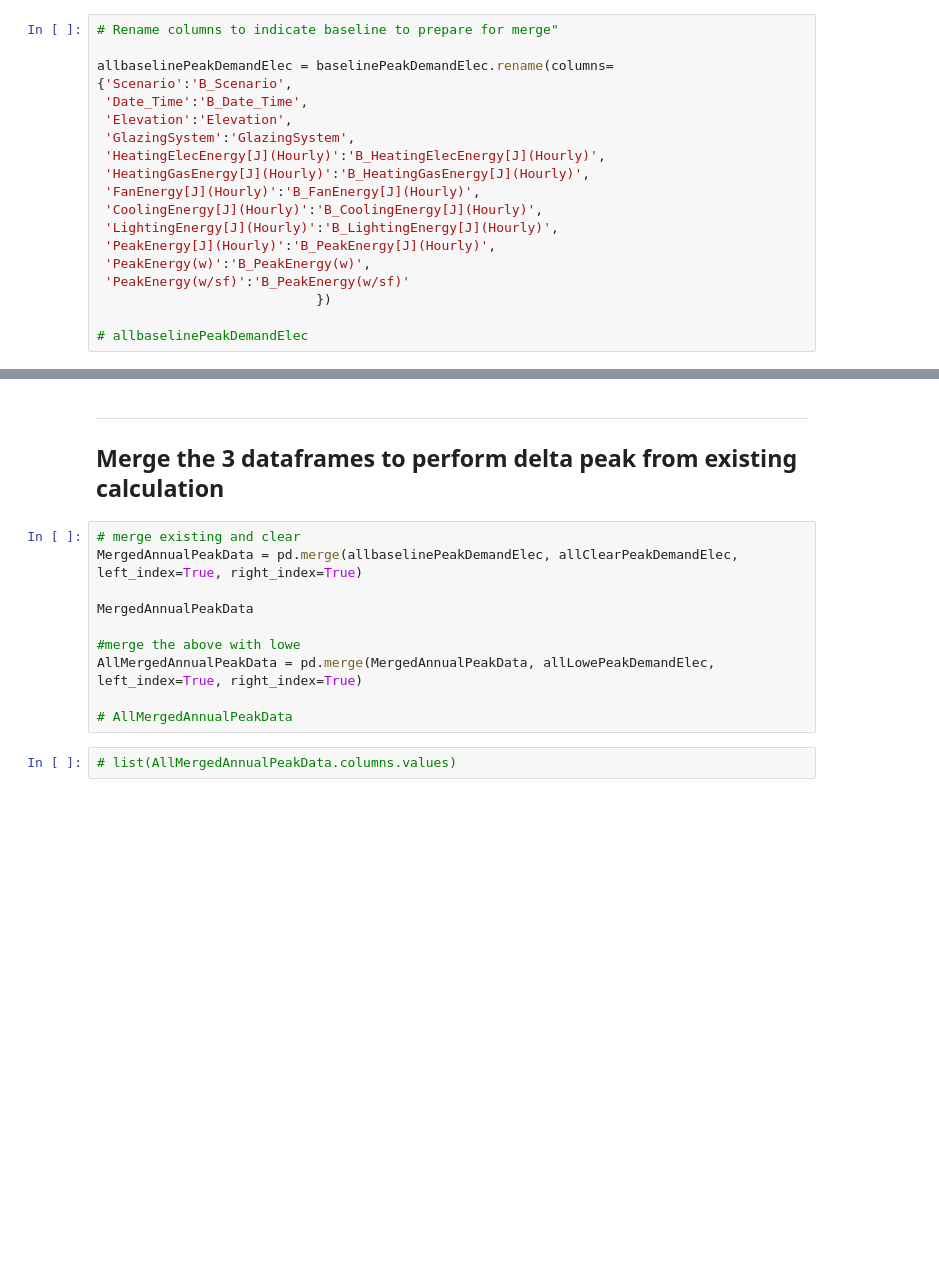
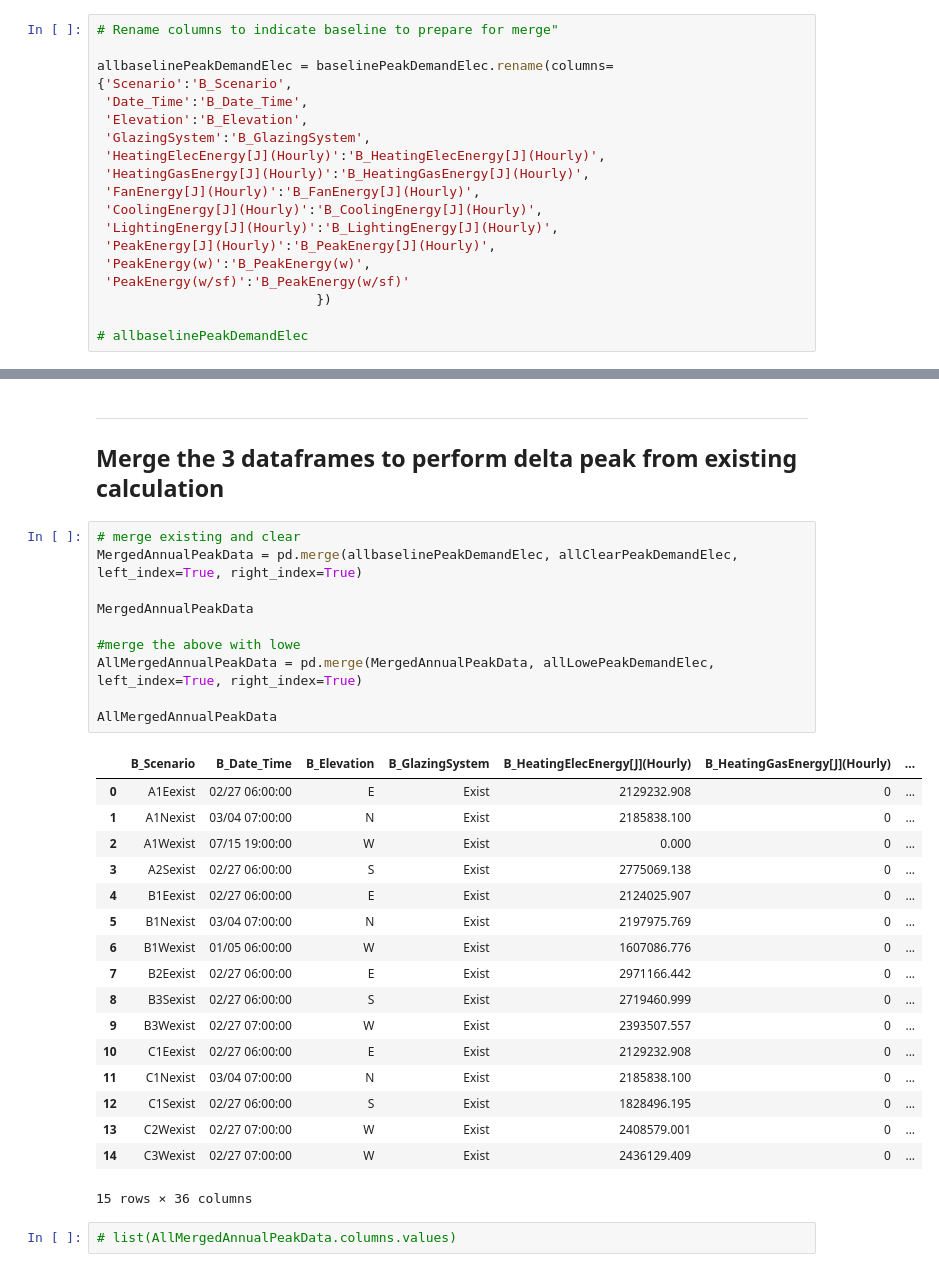
Before and after one commit to klharp/Eplus_Maine, a Jupyter notebook: SAT_Scraper.ipynb, the cells around one changed output, grey strips where cells are left out. Drawn from its saved outputs; the diff is of its cells as text; blank space fills up the shorter version.

```diff
--- a/SAT_Scraper.ipynb
+++ b/SAT_Scraper.ipynb
@@ -707,8 +725,8 @@ baselinePeakDemandElec = PeakDemandElec[PeakDemandElec["GlazingSystem"] == "Exis
 
 allbaselinePeakDemandElec = baselinePeakDemandElec.rename(columns={'Scenario':'B_Scenario',
  'Date_Time':'B_Date_Time',
- 'Elevation':'Elevation',
- 'GlazingSystem':'GlazingSystem',
+ 'Elevation':'B_Elevation',
+ 'GlazingSystem':'B_GlazingSystem',
  'HeatingElecEnergy[J](Hourly)':'B_HeatingElecEnergy[J](Hourly)',
  'HeatingGasEnergy[J](Hourly)':'B_HeatingGasEnergy[J](Hourly)',
  'FanEnergy[J](Hourly)':'B_FanEnergy[J](Hourly)',
@@ -787,13 +805,31 @@ allLowePeakDemandElec.reset_index(inplace=True, drop=True)
 # %%
 # merge existing and clear
 MergedAnnualPeakData = pd.merge(allbaselinePeakDemandElec, allClearPeakDemandElec, left_index=True, right_index=True)
 
 MergedAnnualPeakData
 
 #merge the above with lowe
 AllMergedAnnualPeakData = pd.merge(MergedAnnualPeakData, allLowePeakDemandElec, left_index=True, right_index=True)
 
-# AllMergedAnnualPeakData
+AllMergedAnnualPeakData
+# %% [output]
+|  | B_Scenario | B_Date_Time | B_Elevation | B_GlazingSystem | B_HeatingElecEnergy[J](Hourly) | B_HeatingGasEnergy[J](Hourly) | ... |
+| 0 | A1Eexist | 02/27 06:00:00 | E | Exist | 2129232.908 | 0 | ... |
+| 1 | A1Nexist | 03/04 07:00:00 | N | Exist | 2185838.100 | 0 | ... |
+| 2 | A1Wexist | 07/15 19:00:00 | W | Exist | 0.000 | 0 | ... |
+| 3 | A2Sexist | 02/27 06:00:00 | S | Exist | 2775069.138 | 0 | ... |
+| 4 | B1Eexist | 02/27 06:00:00 | E | Exist | 2124025.907 | 0 | ... |
+| 5 | B1Nexist | 03/04 07:00:00 | N | Exist | 2197975.769 | 0 | ... |
+| 6 | B1Wexist | 01/05 06:00:00 | W | Exist | 1607086.776 | 0 | ... |
+| 7 | B2Eexist | 02/27 06:00:00 | E | Exist | 2971166.442 | 0 | ... |
+| 8 | B3Sexist | 02/27 06:00:00 | S | Exist | 2719460.999 | 0 | ... |
+| 9 | B3Wexist | 02/27 07:00:00 | W | Exist | 2393507.557 | 0 | ... |
+| 10 | C1Eexist | 02/27 06:00:00 | E | Exist | 2129232.908 | 0 | ... |
+| 11 | C1Nexist | 03/04 07:00:00 | N | Exist | 2185838.100 | 0 | ... |
+| 12 | C1Sexist | 02/27 06:00:00 | S | Exist | 1828496.195 | 0 | ... |
+| 13 | C2Wexist | 02/27 07:00:00 | W | Exist | 2408579.001 | 0 | ... |
+| 14 | C3Wexist | 02/27 07:00:00 | W | Exist | 2436129.409 | 0 | ... |
+15 rows × 36 columns
 # %%
 # list(AllMergedAnnualPeakData.columns.values)
 # %%
```
Also changed, not shown: parts of 3 cells of this notebook, 13 other files.
